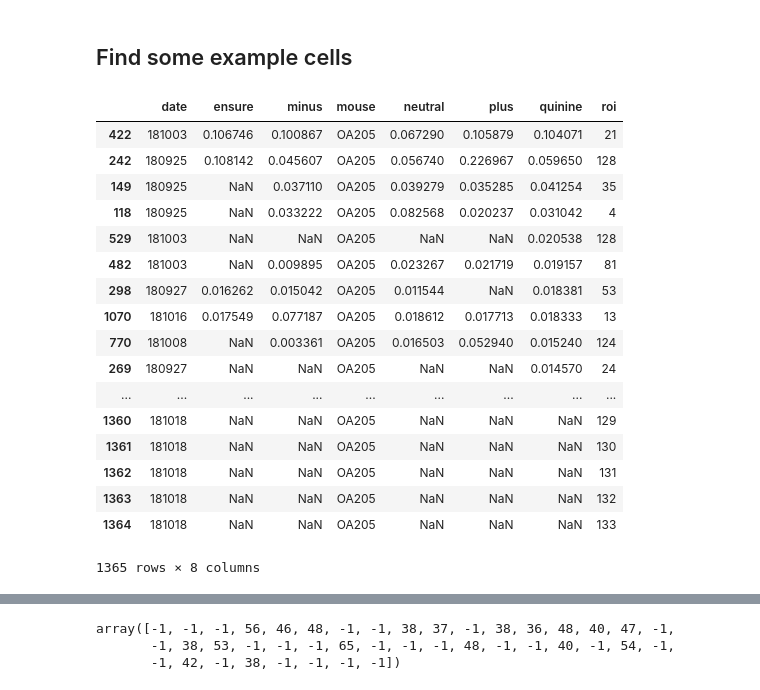
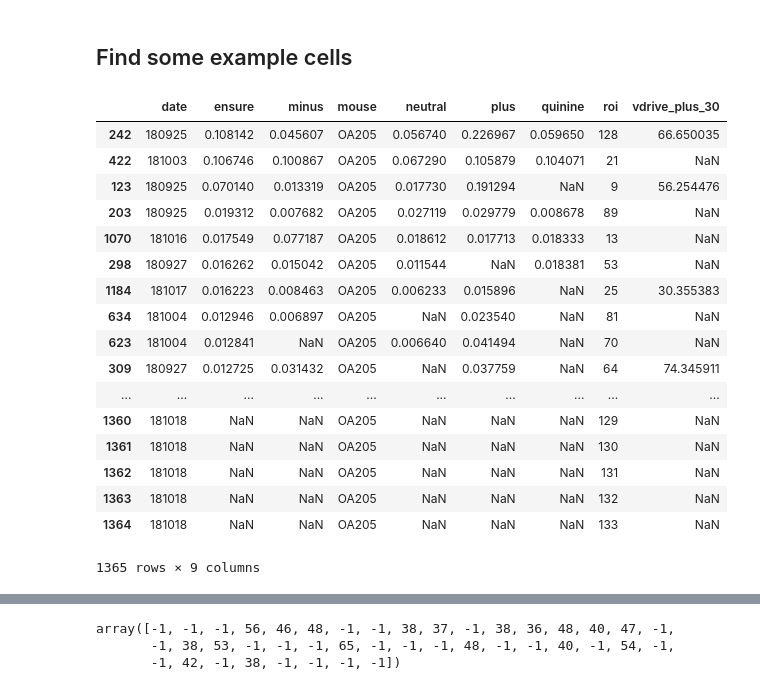
Before and after one commit to asugden/pool, a Jupyter notebook: notebooks/PER1/GLM_results.ipynb, the cells around one changed output, grey strips where cells are left out. Saved outputs shown, nothing was run; the diff lists cells and outputs as text; code cells hidden in the pictures.

```diff
--- a/notebooks/PER1/GLM_results.ipynb
+++ b/notebooks/PER1/GLM_results.ipynb
@@ -45,7 +45,7 @@ colors['vdrive_plus_ensure'] = sns.xkcd_rgb['forest green']
 # %% [markdown]
 ## Responses over time
 # %%
-mice = ['OA178', 'OA191', 'OA192', 'OA205']
+mice = ['OA205']
 label_list = []
 skip_few_runs = True
 for mouse_name in mice:
@@ -64,6 +64,8 @@ for mouse_name in mice:
         ensure = glm.labels()['ensure'] & nolick
         quinine = glm.labels()['quinine'] & nolick
         vdrive_plus = db.get('vdrive_plus', date.mouse, date.date)
+        vdrive_neutral = db.get('vdrive_neutral', date.mouse, date.date)
+        vdrive_minus = db.get('vdrive_minus', date.mouse, date.date)
         dprime = db.get('behavior_dprime_orig', date.mouse, date.date)
         label_list.append({'mouse': date.mouse,
                            'date': date.date,
@@ -74,7 +76,11 @@ for mouse_name in mice:
                            'ensure': ensure.sum() / float(len(ensure)),
                            'quinine': quinine.sum() / float(len(quinine)),
                            'vdrive_plus': ((vdrive_plus > 50) & nolick).sum() / float(len(vdrive_plus)),
-                           'vdrive_plus_30': ((vdrive_plus > 30) & nolick).sum() / float(len(vdrive_plus)),
+                           'Plus': ((vdrive_plus > 30) & nolick).sum() / float(len(vdrive_plus)),
+                           'vdrive_neutral': ((vdrive_neutral > 50) & nolick).sum() / float(len(vdrive_neutral)),
+                           'Neutral': ((vdrive_neutral > 30) & nolick).sum() / float(len(vdrive_neutral)),
+                           'vdrive_minus': ((vdrive_minus > 50) & nolick).sum() / float(len(vdrive_minus)),
+                           'Minus': ((vdrive_minus > 30) & nolick).sum() / float(len(vdrive_minus)),
                            'plus_ensure': (plus & ensure).sum() / float(len(ensure)),
                            'vdrive_plus_ensure': ((vdrive_plus > 50) & ensure & nolick).sum() / float(len(ensure)),
                            'vdrive_plus_30_ensure': ((vdrive_plus > 30) & ensure & nolick).sum() / float(len(ensure)),
@@ -115,18 +122,24 @@ for date in mouse.dates():
     if not glm:
         continue
     devexp = glm.explained()
-    lick = devexp['lick']
-    quinine = devexp['quinine']
-    ensure = devexp['ensure']
+    total = devexp['total']
+    lick = devexp['lick'] / total
+    quinine = devexp['quinine'] / total
+    ensure = devexp['ensure'] / total
+    plus = devexp['plus'] / total
+    neutral = devexp['neutral'] / total
+    minus = devexp['minus'] / total
     visual = devexp['plus'] + devexp['neutral'] + devexp['minus']
-    total = devexp['total']
     devexp_list.append(pd.DataFrame({'mouse': date.mouse,
                         'date': date.date,
                         'Date': str(date.date),
                         'lick': lick,
                         'ensure': ensure,
                         'quinine': quinine,
-                        'visual': visual}))
+                        'visual': visual,
+                        'plus': plus,
+                        'neutral': neutral,
+                        'minus': minus}))
 devexp_df = pd.concat(devexp_list, ignore_index=True)
 devexp_df['reverse'] = devexp_df.date.apply(lambda x: 'pre' if x < flow.metadata.reversal(mouse.mouse) else 'post')
 devexp_df_long = devexp_df.melt(id_vars=['mouse', 'date', 'Date', 'reverse'], value_name='Fraction deviance explained', var_name='Component')
@@ -230,6 +243,7 @@ for date in mouse.dates():
     quinine_label = glm.labels()['quinine']
     vdrive_plus = db.get('vdrive_plus', date.mouse, date.date)
     vdrive_plus[lick] = np.nan
+    vdrive_plus[vdrive_plus < 30] = np.nan
 
     plus = glm.explained()['plus']
     plus[np.invert(plus_label) | lick] = np.nan
@@ -251,28 +265,29 @@ for date in mouse.dates():
         'minus': minus,
         'ensure': ensure,
         'quinine': quinine,
+        'vdrive_plus_30': vdrive_plus
     }))
 all_cell_df = pd.concat(all_cell_list, ignore_index=True)
 # %%
-all_cell_df.sort_values(by='quinine', ascending=False)
+all_cell_df.sort_values(by='ensure', ascending=False)
 # %% [output]
-|  | date | ensure | minus | mouse | neutral | plus | quinine | roi |
-| 422 | 181003 | 0.106746 | 0.100867 | OA205 | 0.067290 | 0.105879 | 0.104071 | 21 |
-| 242 | 180925 | 0.108142 | 0.045607 | OA205 | 0.056740 | 0.226967 | 0.059650 | 128 |
-| 149 | 180925 | NaN | 0.037110 | OA205 | 0.039279 | 0.035285 | 0.041254 | 35 |
-| 118 | 180925 | NaN | 0.033222 | OA205 | 0.082568 | 0.020237 | 0.031042 | 4 |
-| 529 | 181003 | NaN | NaN | OA205 | NaN | NaN | 0.020538 | 128 |
-| 482 | 181003 | NaN | 0.009895 | OA205 | 0.023267 | 0.021719 | 0.019157 | 81 |
-| 298 | 180927 | 0.016262 | 0.015042 | OA205 | 0.011544 | NaN | 0.018381 | 53 |
-| 1070 | 181016 | 0.017549 | 0.077187 | OA205 | 0.018612 | 0.017713 | 0.018333 | 13 |
-| 770 | 181008 | NaN | 0.003361 | OA205 | 0.016503 | 0.052940 | 0.015240 | 124 |
-| 269 | 180927 | NaN | NaN | OA205 | NaN | NaN | 0.014570 | 24 |
-| ... | ... | ... | ... | ... | ... | ... | ... | ... |
-| 1360 | 181018 | NaN | NaN | OA205 | NaN | NaN | NaN | 129 |
-| 1361 | 181018 | NaN | NaN | OA205 | NaN | NaN | NaN | 130 |
-| 1362 | 181018 | NaN | NaN | OA205 | NaN | NaN | NaN | 131 |
-| 1363 | 181018 | NaN | NaN | OA205 | NaN | NaN | NaN | 132 |
-| 1364 | 181018 | NaN | NaN | OA205 | NaN | NaN | NaN | 133 |
+|  | date | ensure | minus | mouse | neutral | plus | quinine | roi | vdrive_plus_30 |
+| 242 | 180925 | 0.108142 | 0.045607 | OA205 | 0.056740 | 0.226967 | 0.059650 | 128 | 66.650035 |
+| 422 | 181003 | 0.106746 | 0.100867 | OA205 | 0.067290 | 0.105879 | 0.104071 | 21 | NaN |
+| 123 | 180925 | 0.070140 | 0.013319 | OA205 | 0.017730 | 0.191294 | NaN | 9 | 56.254476 |
+| 203 | 180925 | 0.019312 | 0.007682 | OA205 | 0.027119 | 0.029779 | 0.008678 | 89 | NaN |
+| 1070 | 181016 | 0.017549 | 0.077187 | OA205 | 0.018612 | 0.017713 | 0.018333 | 13 | NaN |
+| 298 | 180927 | 0.016262 | 0.015042 | OA205 | 0.011544 | NaN | 0.018381 | 53 | NaN |
+| 1184 | 181017 | 0.016223 | 0.008463 | OA205 | 0.006233 | 0.015896 | NaN | 25 | 30.355383 |
+| 634 | 181004 | 0.012946 | 0.006897 | OA205 | NaN | 0.023540 | NaN | 81 | NaN |
+| 623 | 181004 | 0.012841 | NaN | OA205 | 0.006640 | 0.041494 | NaN | 70 | NaN |
+| 309 | 180927 | 0.012725 | 0.031432 | OA205 | NaN | 0.037759 | NaN | 64 | 74.345911 |
+| ... | ... | ... | ... | ... | ... | ... | ... | ... | ... |
+| 1360 | 181018 | NaN | NaN | OA205 | NaN | NaN | NaN | 129 | NaN |
+| 1361 | 181018 | NaN | NaN | OA205 | NaN | NaN | NaN | 130 | NaN |
+| 1362 | 181018 | NaN | NaN | OA205 | NaN | NaN | NaN | 131 | NaN |
+| 1363 | 181018 | NaN | NaN | OA205 | NaN | NaN | NaN | 132 | NaN |
+| 1364 | 181018 | NaN | NaN | OA205 | NaN | NaN | NaN | 133 | NaN |
-1365 rows × 8 columns
+1365 rows × 9 columns
 # %%
 pool.layouts.stimulus.trial_responses(
```
Also changed, not shown: parts of 2 cells of this notebook, 3 other files.
